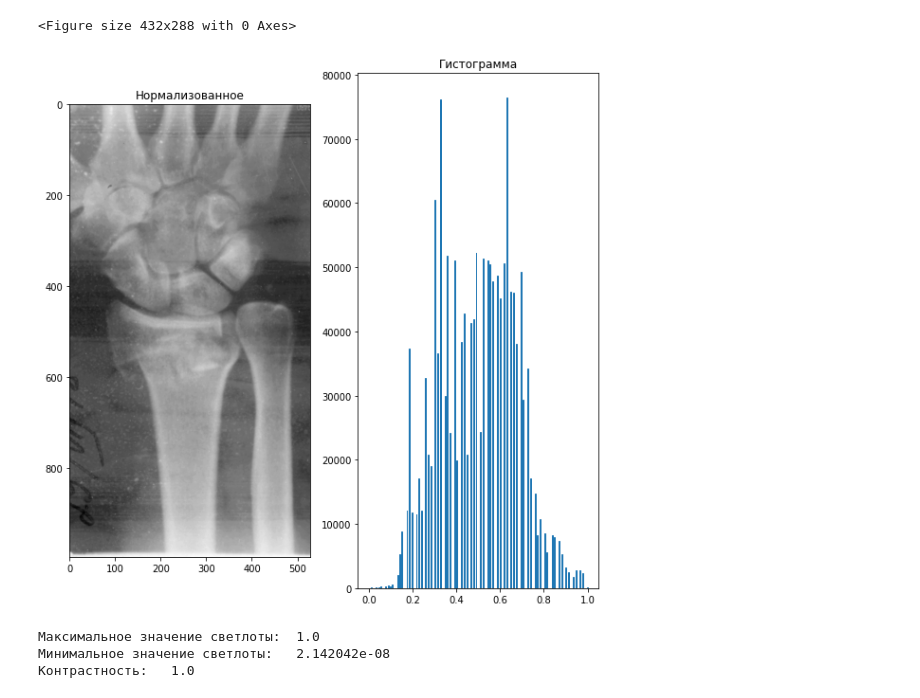
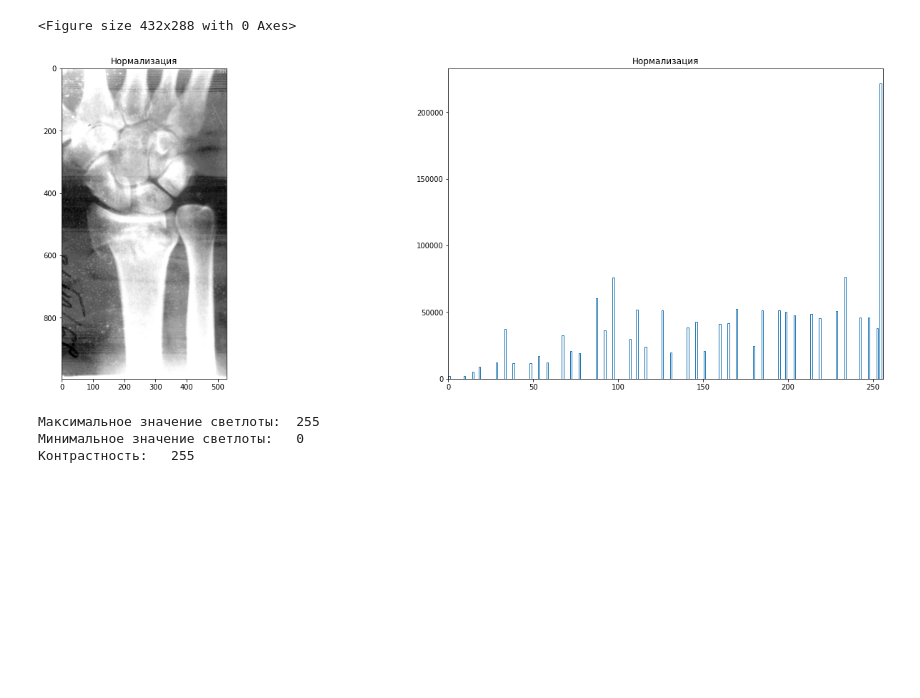
Before and after one commit to Shrek4/labs_2022, a Jupyter notebook: обработка изображений/lab1/1.ipynb, the cells around one changed output. Saved outputs shown, nothing was run; the diff lists cells and outputs as text; code cells hidden in the pictures; blank space fills up the shorter version.

```diff
--- a/обработка изображений/lab1/1.ipynb
+++ b/обработка изображений/lab1/1.ipynb
@@ -101,33 +102,33 @@ print("Контрастность:\t", np.max(image) - np.min(image))
 # %%
 #нормализация
 fig = plt.figure()
 
 fig, (ax1, ax2 ) = plt.subplots(
     nrows=1, ncols=2,
-    figsize=(10, 10)
+    figsize=(24, 8)
 )
 
-ax1.set_title('Нормализованное')
-ax2.set_title('Гистограмма')
-
+ax1.set_title('Нормализация')
+ax2.set_title('Нормализация')
+ax2.set_xlim(0, 256)
 image1N = image.copy()
 
-image1N = cv2.normalize(image1N, None, alpha=0, beta=1, norm_type=cv2.NORM_MINMAX, dtype=cv2.CV_32F)
+image1N = cv2.normalize(image1N, None, -50, 400, norm_type=cv2.NORM_MINMAX)
 
 ax1.imshow(image1N)
 ax2.hist(image1N.ravel(), bins = 256, histtype = 'step')
 
 plt.show()
 
 print("Максимальное значение светлоты:\t", np.max(image1N))
 print("Минимальное значение светлоты:\t", np.min(image1N))
 print("Контрастность:\t", np.max(image1N) - np.min(image1N))
 # %% [output]
 <Figure size 432x288 with 0 Axes>
-[figure, old version]
+[figure, new version]
-Максимальное значение светлоты:  1.0
-Минимальное значение светлоты:   2.142042e-08
-Контрастность:   1.0
+Максимальное значение светлоты:  255
+Минимальное значение светлоты:   0
+Контрастность:   255
 # %%
 #эквализация
 fig = plt.figure()
```
Also changed, not shown: parts of 4 cells of this notebook, 12 other files.
